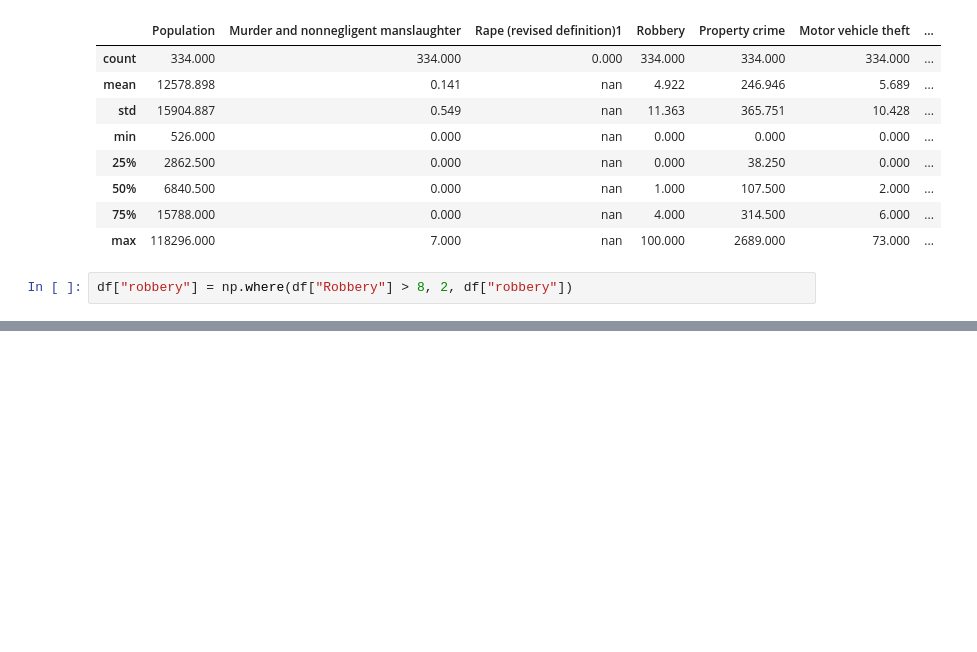
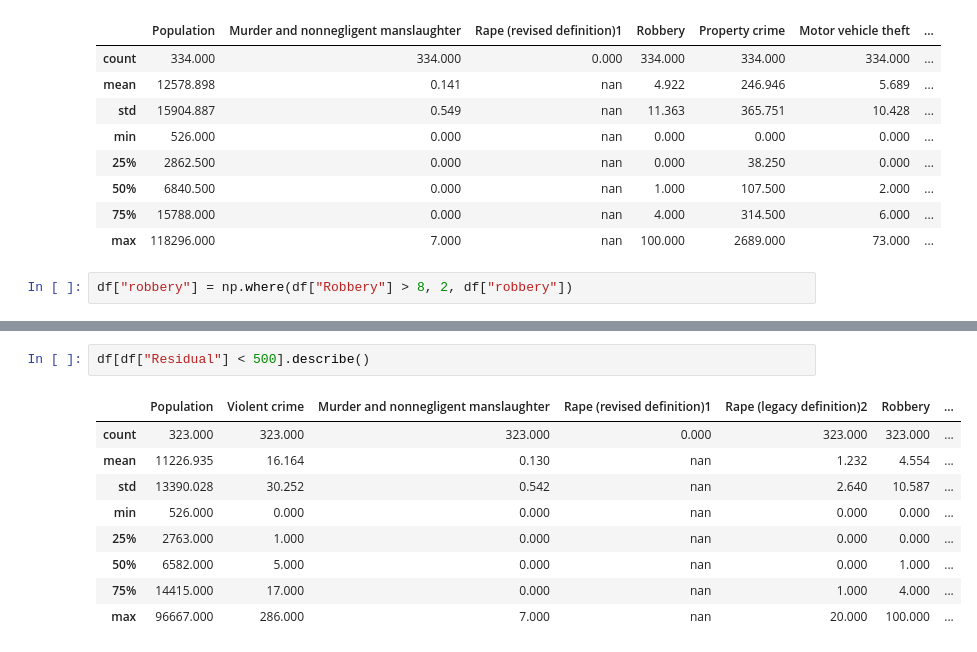
Before and after one commit to jtillis0317/Drills-and-Projects, a Jupyter notebook: Drill - Prepare the Data - Unit 2, Lesson 4, Project 2.ipynb, the cells around one changed output, grey strips where cells are left out. Saved outputs shown, nothing was run; the diff lists cells and outputs as text; blank space fills up the shorter version.

```diff
--- a/Drill - Prepare the Data - Unit 2, Lesson 4, Project 2.ipynb
+++ b/Drill - Prepare the Data - Unit 2, Lesson 4, Project 2.ipynb
@@ -830,0 +839,12 @@ ValueError: operands could not be broadcast together with shapes (334,) (344,)
+# %%
+df[df["Residual"] < 500].describe()
+# %% [output]
+|  | Population | Violent crime | Murder and nonnegligent manslaughter | Rape (revised definition)1 | Rape (legacy definition)2 | Robbery | ... |
+| count | 323.000 | 323.000 | 323.000 | 0.000 | 323.000 | 323.000 | ... |
+| mean | 11226.935 | 16.164 | 0.130 | nan | 1.232 | 4.554 | ... |
+| std | 13390.028 | 30.252 | 0.542 | nan | 2.640 | 10.587 | ... |
+| min | 526.000 | 0.000 | 0.000 | nan | 0.000 | 0.000 | ... |
+| 25% | 2763.000 | 1.000 | 0.000 | nan | 0.000 | 0.000 | ... |
+| 50% | 6582.000 | 5.000 | 0.000 | nan | 0.000 | 1.000 | ... |
+| 75% | 14415.000 | 17.000 | 0.000 | nan | 1.000 | 4.000 | ... |
+| max | 96667.000 | 286.000 | 7.000 | nan | 20.000 | 100.000 | ... |
```
Also changed, not shown: parts of 9 cells of this notebook.
